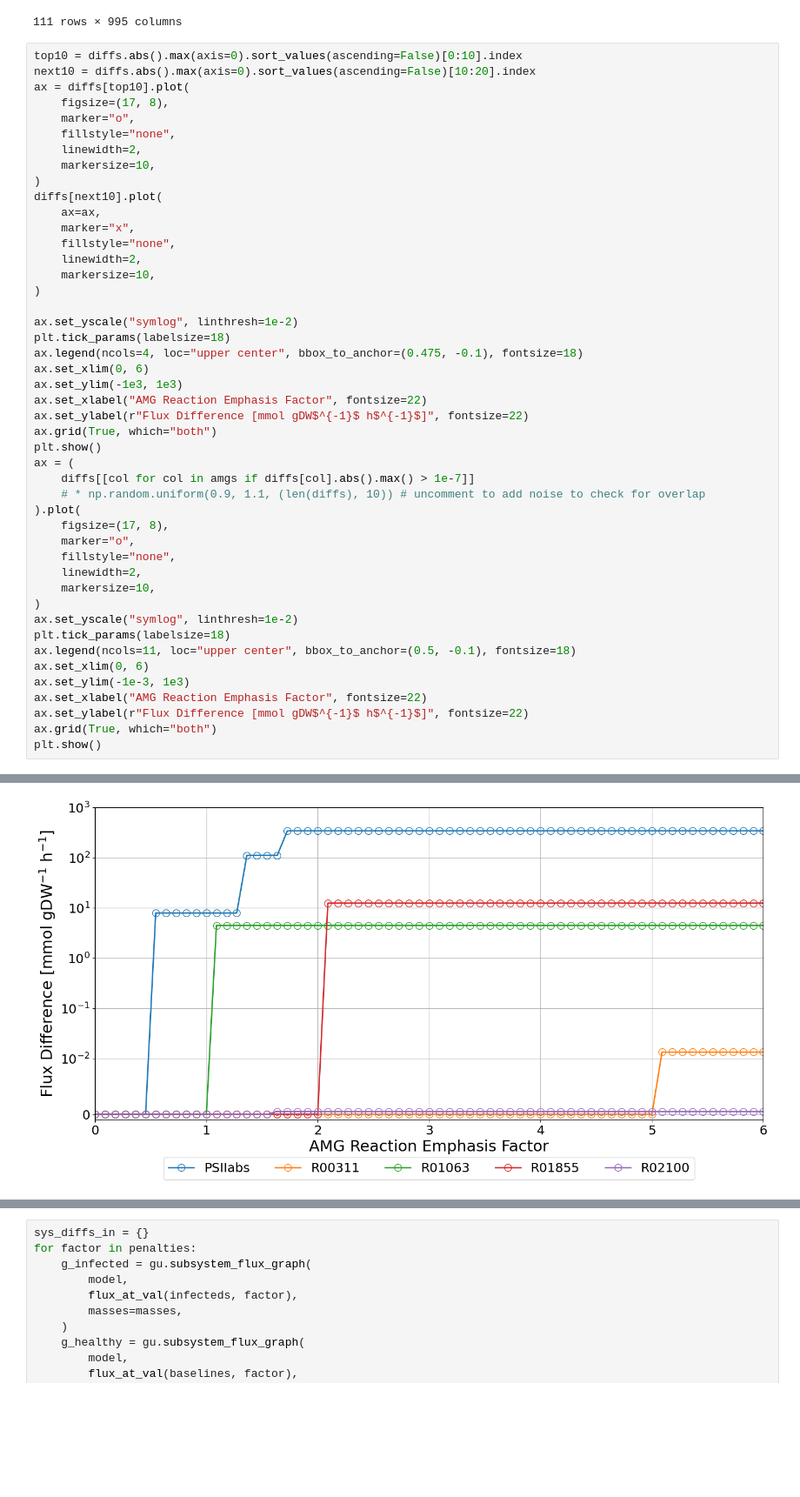
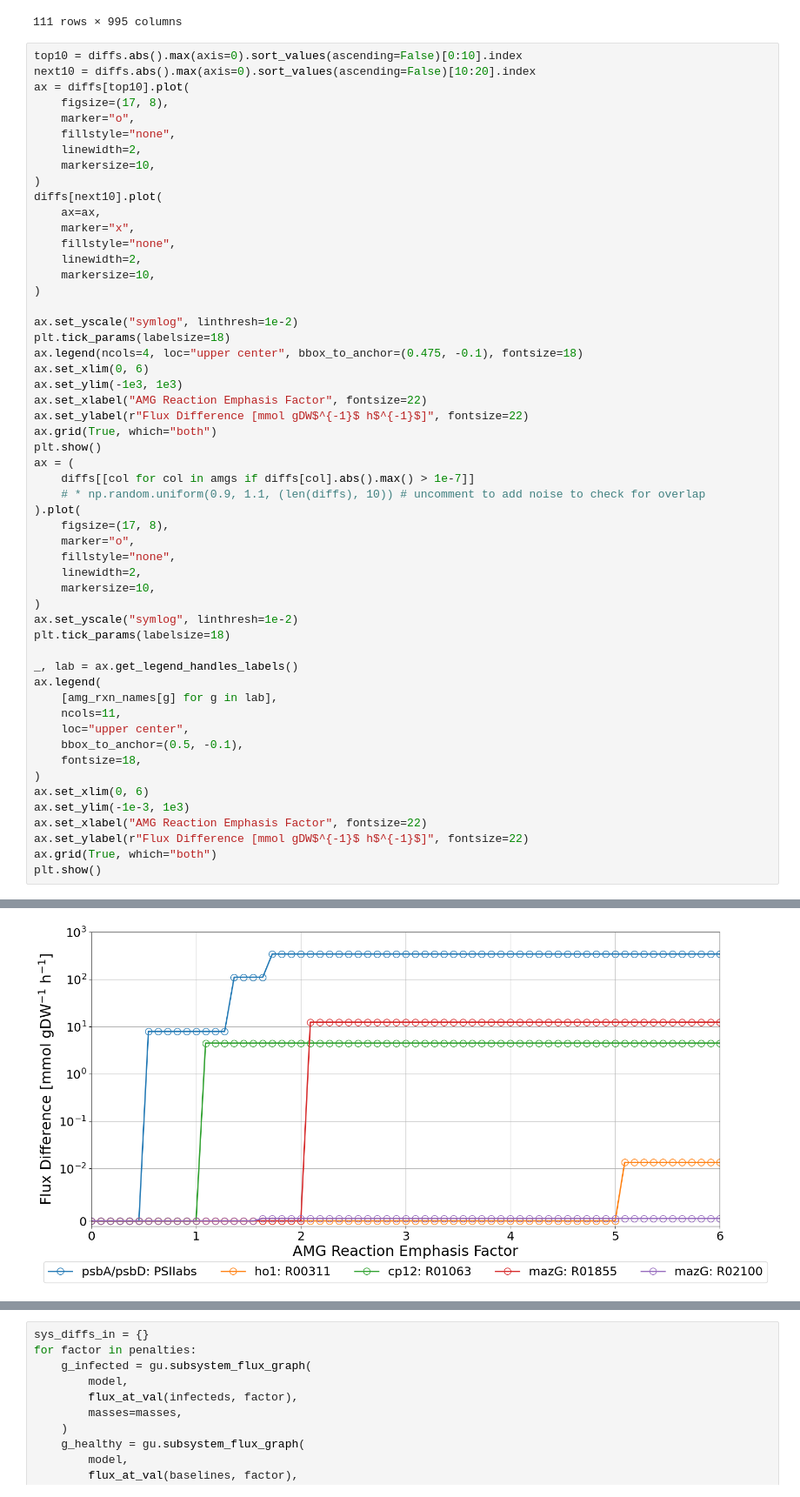
Before and after one commit to NWBRaVE/p-hm2-amgs-in-med4, a Jupyter notebook: emphasis_factor.ipynb, the cells around one changed output, grey strips where cells are left out. Shown at 87% size. Cells and saved outputs as stored; diff of their text form; blank space fills up the shorter version.

Commit message:
add gene names to amg rxn emphasis factor plot

```diff
--- a/emphasis_factor.ipynb
+++ b/emphasis_factor.ipynb
@@ -136,35 +136,43 @@ diffs[next10].plot(
 
 ax.set_yscale("symlog", linthresh=1e-2)
 plt.tick_params(labelsize=18)
 ax.legend(ncols=4, loc="upper center", bbox_to_anchor=(0.475, -0.1), fontsize=18)
 ax.set_xlim(0, 6)
 ax.set_ylim(-1e3, 1e3)
 ax.set_xlabel("AMG Reaction Emphasis Factor", fontsize=22)
 ax.set_ylabel(r"Flux Difference [mmol gDW$^{-1}$ h$^{-1}$]", fontsize=22)
 ax.grid(True, which="both")
 plt.show()
 ax = (
     diffs[[col for col in amgs if diffs[col].abs().max() > 1e-7]]
     # * np.random.uniform(0.9, 1.1, (len(diffs), 10)) # uncomment to add noise to check for overlap
 ).plot(
     figsize=(17, 8),
     marker="o",
     fillstyle="none",
     linewidth=2,
     markersize=10,
 )
 ax.set_yscale("symlog", linthresh=1e-2)
 plt.tick_params(labelsize=18)
-ax.legend(ncols=11, loc="upper center", bbox_to_anchor=(0.5, -0.1), fontsize=18)
+
+_, lab = ax.get_legend_handles_labels()
+ax.legend(
+    [amg_rxn_names[g] for g in lab],
+    ncols=11,
+    loc="upper center",
+    bbox_to_anchor=(0.5, -0.1),
+    fontsize=18,
+)
 ax.set_xlim(0, 6)
 ax.set_ylim(-1e-3, 1e3)
 ax.set_xlabel("AMG Reaction Emphasis Factor", fontsize=22)
 ax.set_ylabel(r"Flux Difference [mmol gDW$^{-1}$ h$^{-1}$]", fontsize=22)
 ax.grid(True, which="both")
 plt.show()
 # %% [output]
 [figure]
-[figure, old version]
+[figure, new version]
 # %%
 factor = 6
 scale = 4
```
Also changed, not shown: parts of 1 cell of this notebook, 1 other file.
